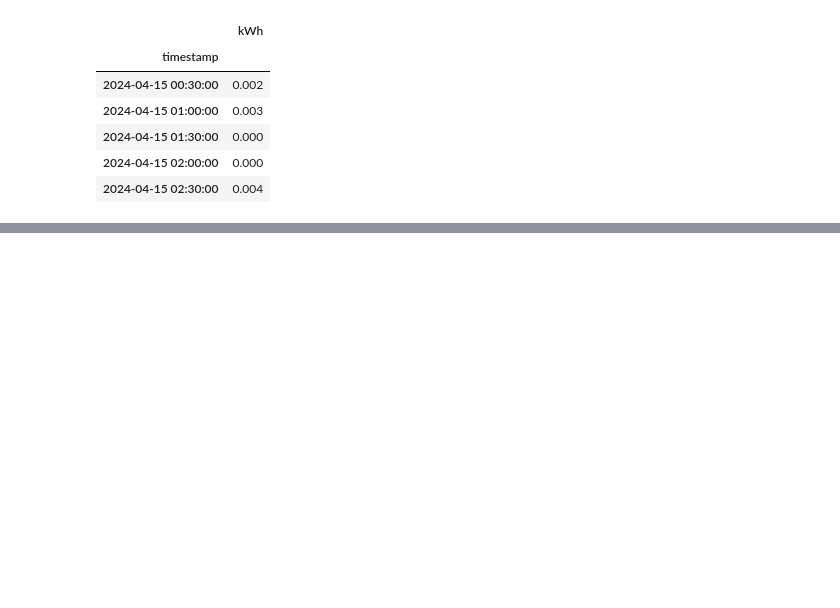
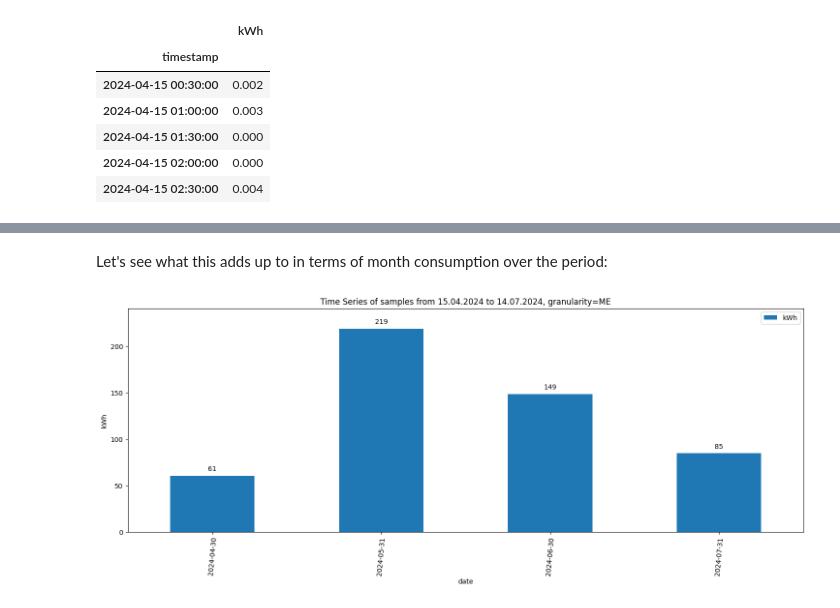
Before and after one commit to malminhas/smart-meter, a Jupyter notebook: smart-meter-playbook.ipynb, the cells around one changed output, grey strips where cells are left out. Drawn from its saved outputs; the diff is of its cells as text; code cells hidden in the pictures; blank space fills up the shorter version.

```diff
--- a/smart-meter-playbook.ipynb
+++ b/smart-meter-playbook.ipynb
@@ -106,0 +228,6 @@ plotResampledTimeSeries(period, angle)
+# %% [markdown]
+Let's see what this adds up to in terms of month consumption over the period:
+# %%
+plotResampledTimeSeries(period='ME', angle=85)
+# %% [output]
+[figure, added]
```
Also changed, not shown: parts of 32 cells of this notebook.
